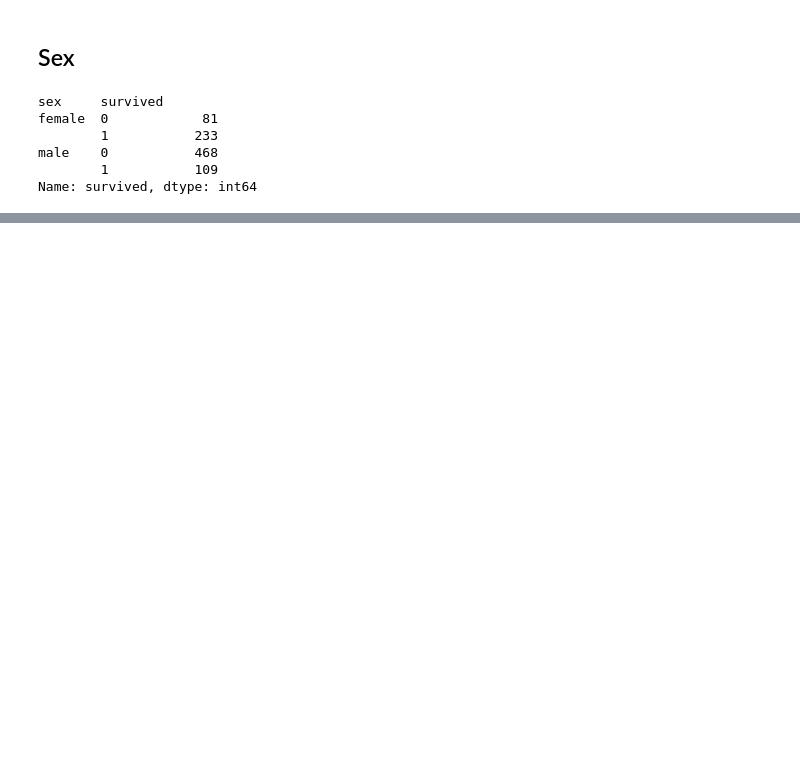
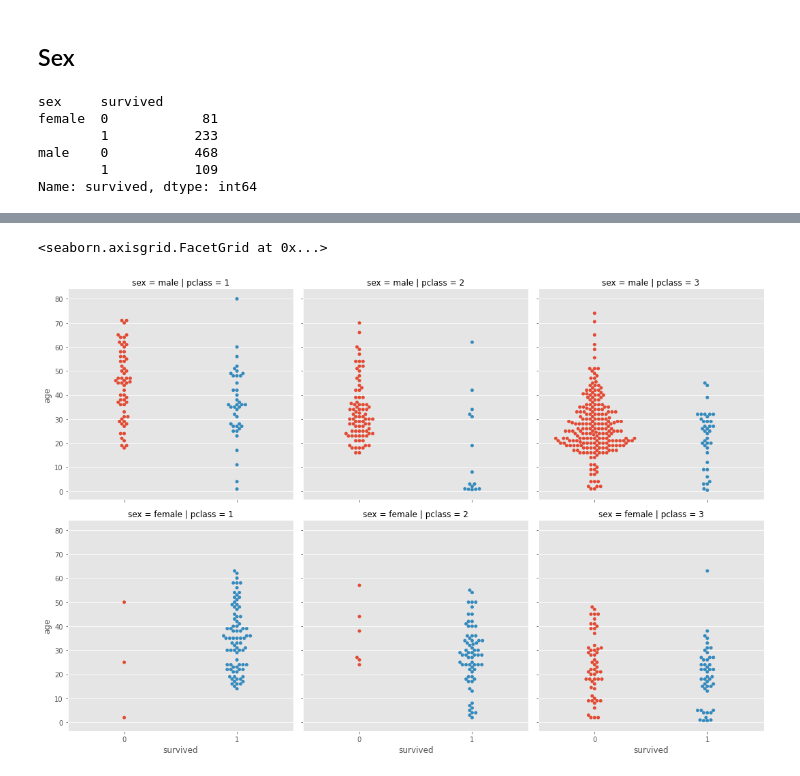
Before and after one commit to Prags21/Data-Analysis-Projects, a Jupyter notebook: EDA of Titanic Dataset/EDA of Titanic Dataset.ipynb, the cells around one changed output, grey strips where cells are left out. Drawn from its saved outputs; the diff is of its cells as text; code cells hidden in the pictures; blank space fills up the shorter version.

```diff
--- a/EDA of Titanic Dataset/EDA of Titanic Dataset.ipynb
+++ b/EDA of Titanic Dataset/EDA of Titanic Dataset.ipynb
@@ -149,0 +169,5 @@ AttributeError: module 'seaborn' has no attribute 'catplot'
+# %%
+sns.catplot(x = 'survived', y = 'age', data = titanic, kind = 'swarm', row = 'sex', col = 'pclass')
+# %% [output]
+<seaborn.axisgrid.FacetGrid at 0x...>
+[figure, added]
```
Also changed, not shown: parts of 26 cells of this notebook.
